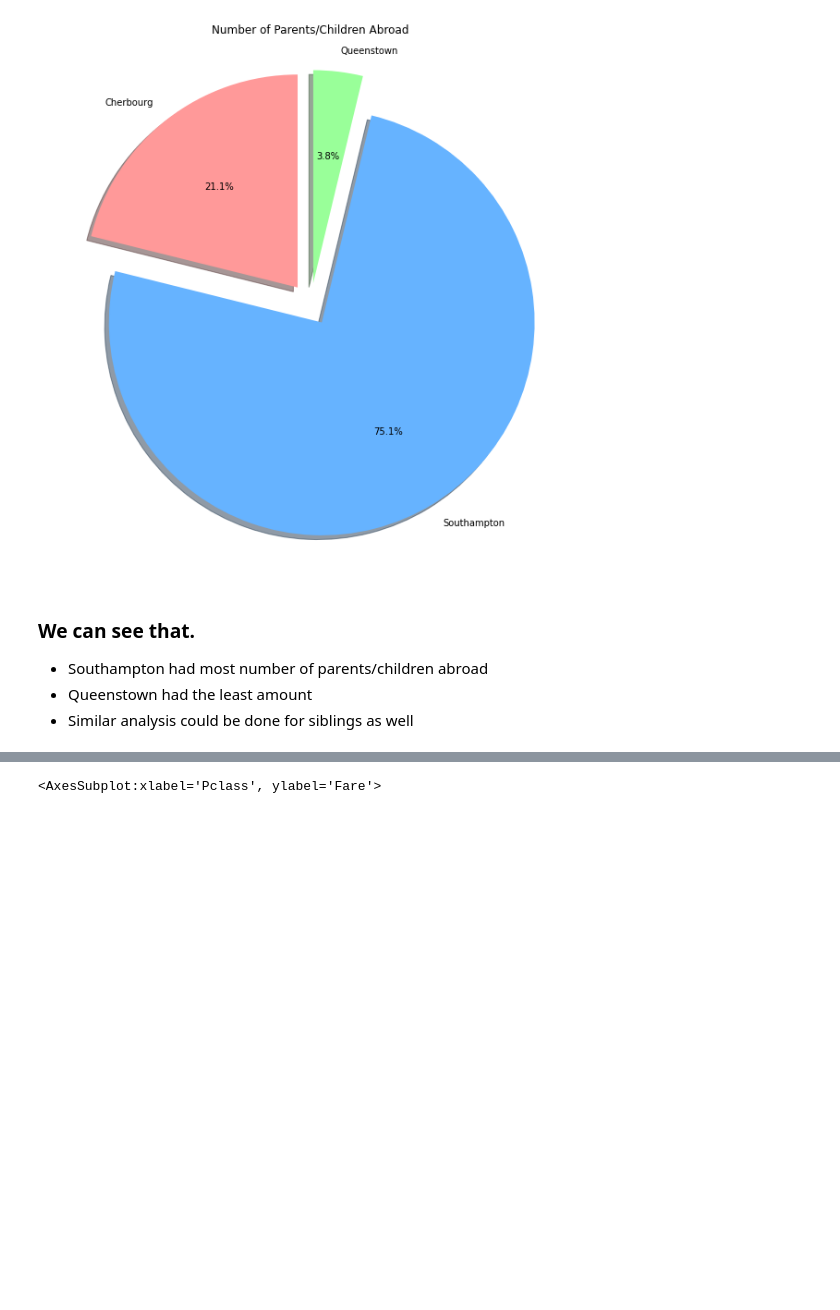
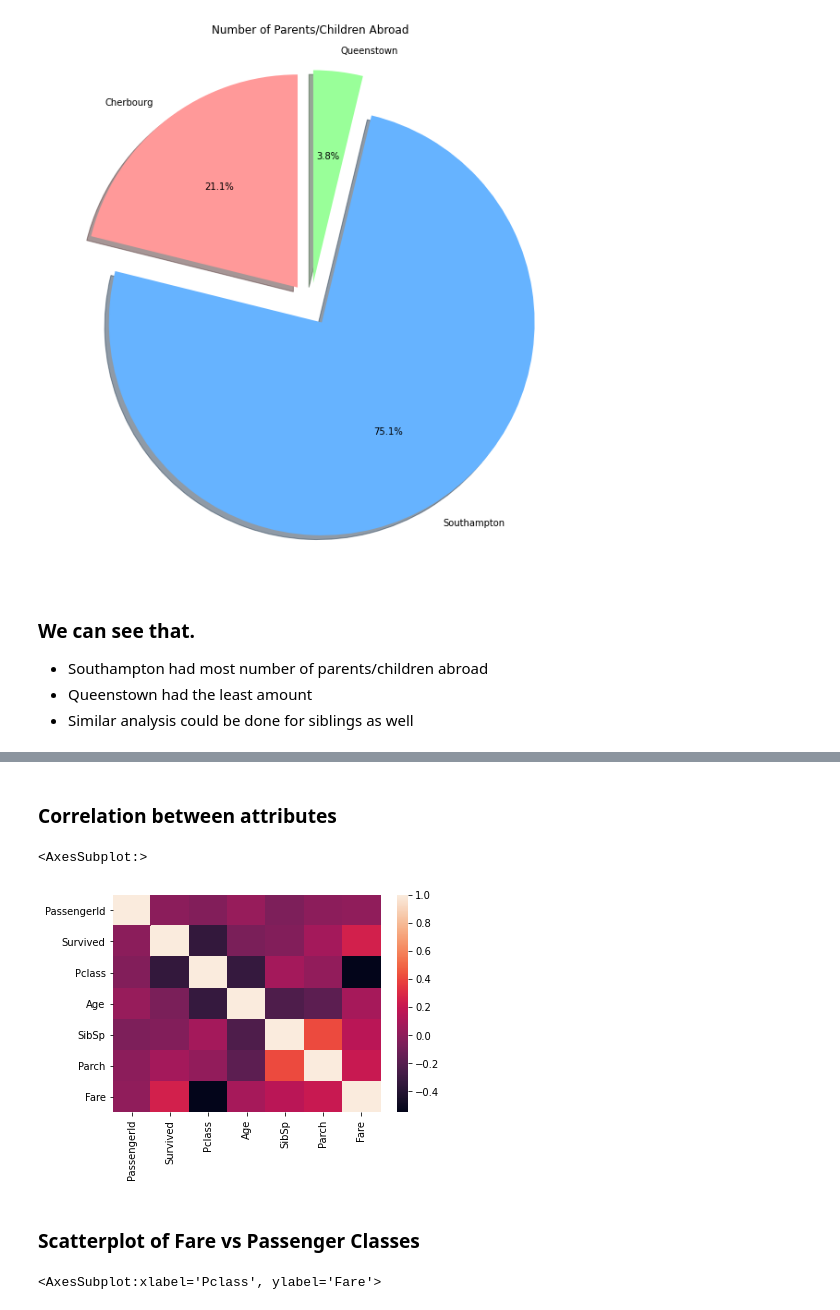
Before and after one commit to lazyCodes7/Data-Analysis-Coursework, a Jupyter notebook: investigating-a-dataset/P4_DataAnalysis.ipynb, the cells around one changed output, grey strips where cells are left out. Cells and saved outputs as stored; diff of their text form; code cells hidden in the pictures; blank space fills up the shorter version.

```diff
--- a/investigating-a-dataset/P4_DataAnalysis.ipynb
+++ b/investigating-a-dataset/P4_DataAnalysis.ipynb
@@ -288,3 +293,12 @@ n_survived_passengers.corr()
+# %% [markdown]
+### Correlation between attributes
+# %%
+sns.heatmap(titanic_df.corr())
+# %% [output]
+<AxesSubplot:>
+[figure, added]
+# %% [markdown]
+### Scatterplot of Fare vs Passenger Classes
 # %%
 sns.scatterplot(data = titanic_df[['Fare','Pclass']],x='Pclass',y='Fare',hue = 'Pclass',)
 # %% [output]
```
Also changed, not shown: parts of 18 cells of this notebook.
